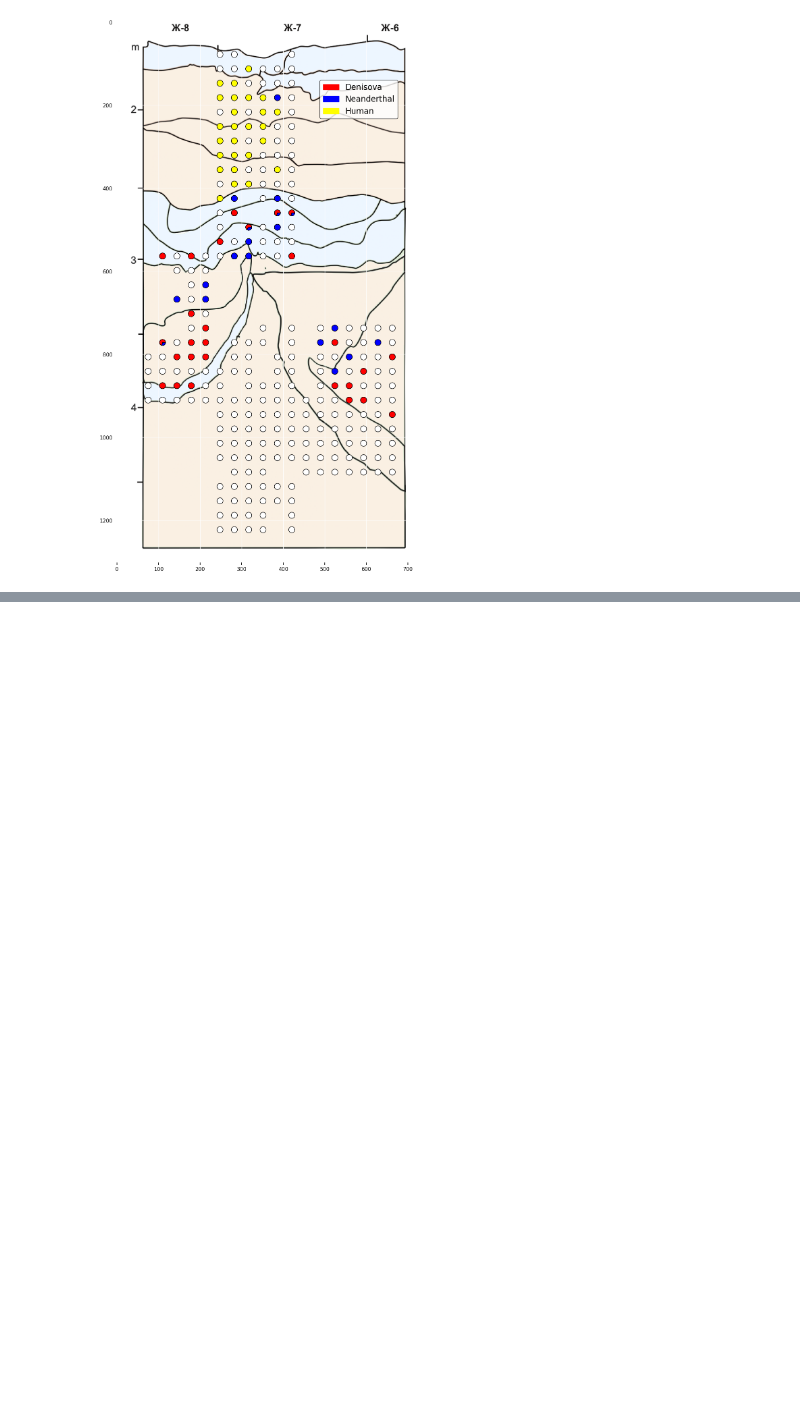
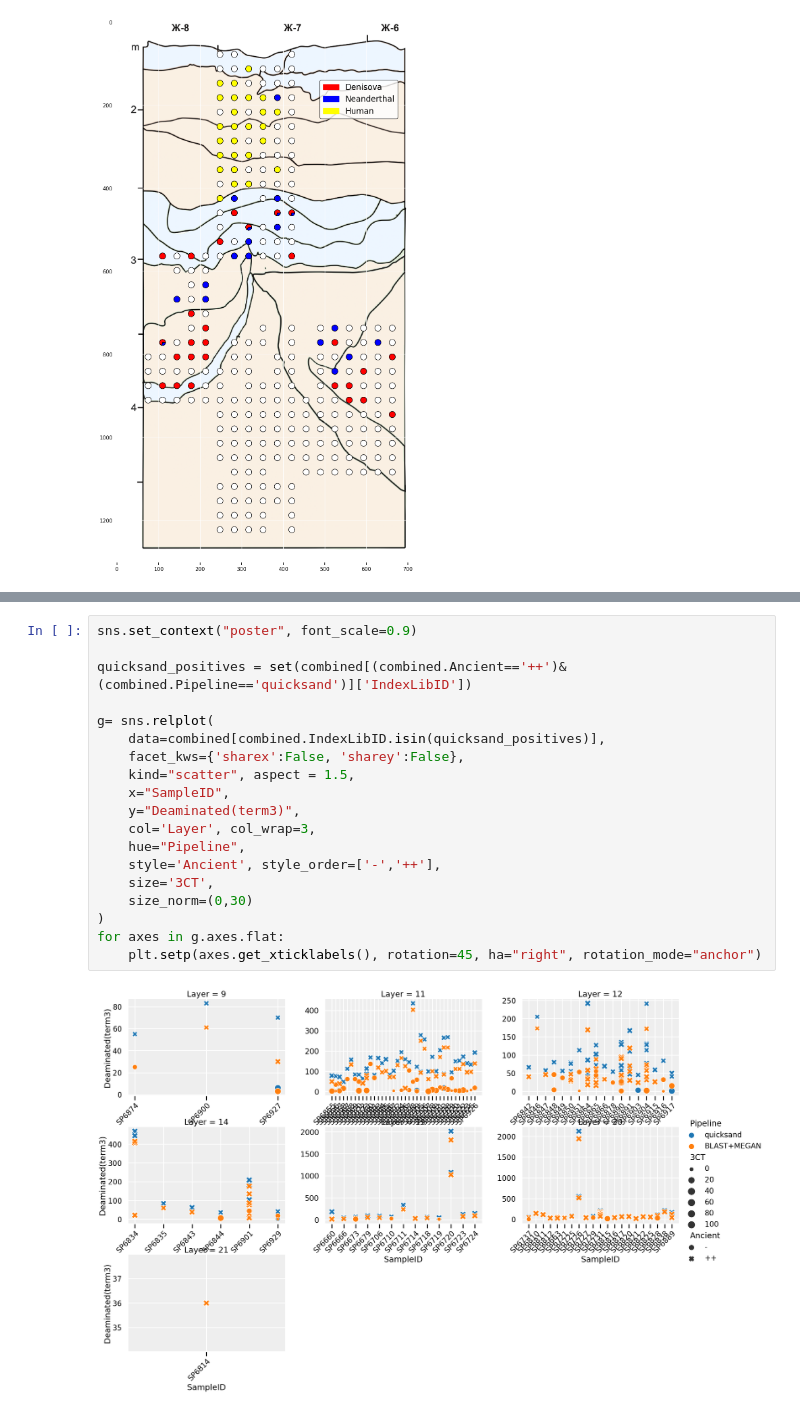
Before and after one commit to merszym/quicksand-paper-analyses, a Jupyter notebook: SI5_DenisovaCave_HumanLineageSupport.ipynb, the cells around one changed output, grey strips where cells are left out. Cells and saved outputs as stored; diff of their text form; blank space fills up the shorter version.

```diff
--- a/SI5_DenisovaCave_HumanLineageSupport.ipynb
+++ b/SI5_DenisovaCave_HumanLineageSupport.ipynb
@@ -244,0 +365,21 @@ print_map(szy)
+# %%
+sns.set_context("poster", font_scale=0.9)
+
+quicksand_positives = set(combined[(combined.Ancient=='++')&(combined.Pipeline=='quicksand')]['IndexLibID'])
+
+g= sns.relplot(
+    data=combined[combined.IndexLibID.isin(quicksand_positives)],
+    facet_kws={'sharex':False, 'sharey':False},
+    kind="scatter", aspect = 1.5,
+    x="SampleID",
+    y="Deaminated(term3)",
+    col='Layer', col_wrap=3,
+    hue="Pipeline",
+    style='Ancient', style_order=['-','++'],
+    size='3CT',
+    size_norm=(0,30)
+)
+for axes in g.axes.flat:
+    plt.setp(axes.get_xticklabels(), rotation=45, ha="right", rotation_mode="anchor")
+# %% [output]
+[figure, added]
```
Also changed, not shown: parts of 31 cells of this notebook, 2 other files.
